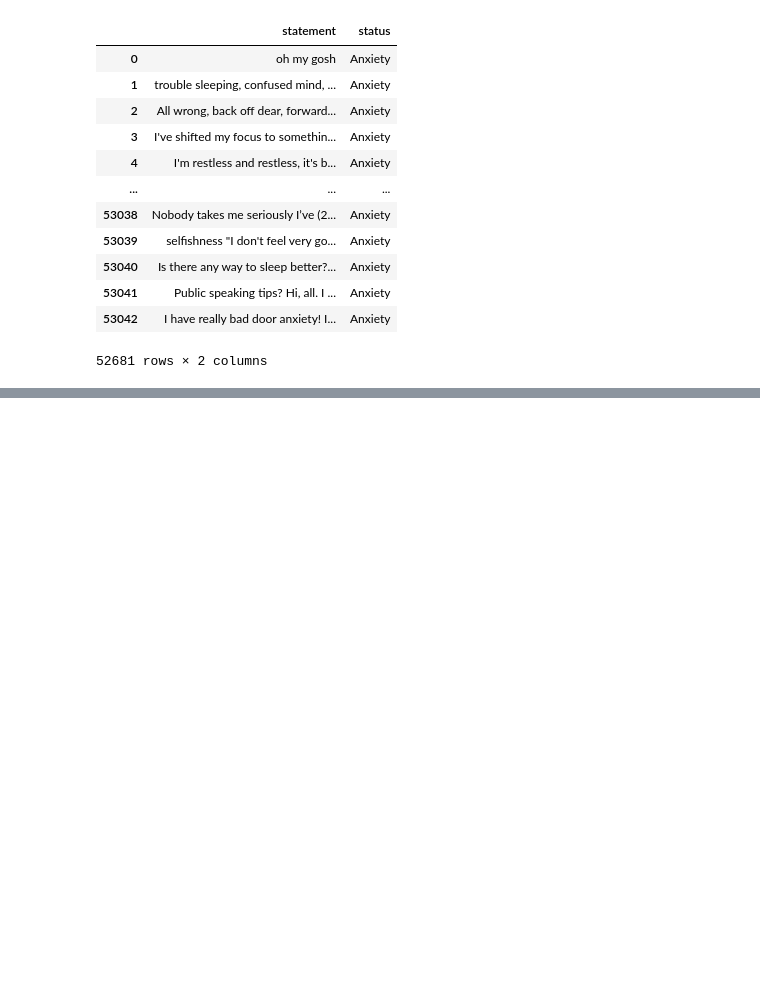
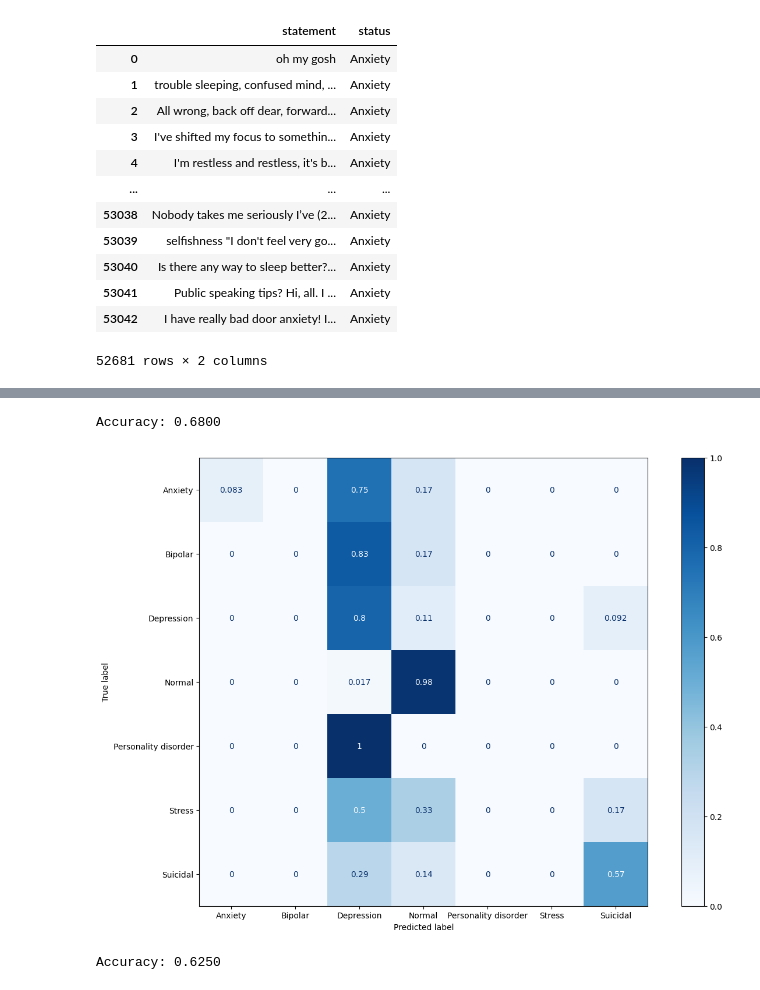
Before and after one commit to leoscarlato/aps-nlp, a Jupyter notebook: main.ipynb, the cells around one changed output, grey strips where cells are left out. Drawn from its saved outputs; the diff is of its cells as text; code cells hidden in the pictures; blank space fills up the shorter version.

Commit message:
feat: iniciando análise de performances dos modelos

```diff
--- a/main.ipynb
+++ b/main.ipynb
@@ -38,0 +61,3 @@ None of PyTorch, TensorFlow >= 2.0, or Flax have been found. Models won't be ava
+# %%
+df_1000 = df.sample(1000, random_state=42)
+df_1000['status'].value_counts()
@@ -38,0 +74,28 @@ None of PyTorch, TensorFlow >= 2.0, or Flax have been found. Models won't be ava
+# %%
+X_train, X_test, y_train, y_test = train_test_split(df_1000['statement'], df_1000['status'], test_size=0.2, random_state=42)
+# %%
+model_1000 = Pipeline([
+    ('tfidf', TfidfVectorizer()),
+    ('logreg', LogisticRegression(max_iter=1000))
+])
+
+model_1000.fit(X_train, y_train)
+y_pred = model_1000.predict(X_test)
+acc_bow_1000 = accuracy_score(y_test, y_pred)
+print(f'Accuracy: {acc_bow_1000:.4f}')
+# %% [output]
+Accuracy: 0.6800
+# %%
+from sklearn.metrics import confusion_matrix, ConfusionMatrixDisplay
+import matplotlib.pyplot as plt
+
+c = confusion_matrix(y_test, y_pred, normalize='true')
+
+fig, ax = plt.subplots(figsize=(15,10))
+
+disp = ConfusionMatrixDisplay(c, display_labels=model_1000.classes_)
+disp.plot(ax=ax, cmap='Blues')
+
+plt.show()
+# %% [output]
+[figure, added]
@@ -38,0 +121,9 @@ None of PyTorch, TensorFlow >= 2.0, or Flax have been found. Models won't be ava
+# %%
+X_train, X_test, y_train, y_test = train_test_split(embeddings, df_1000['status'], test_size=0.2, random_state=42)
+clf_bert = LogisticRegression(max_iter=1000)
+clf_bert.fit(X_train, y_train)
+y_pred = clf_bert.predict(X_test)
+acc_bert_1000 = accuracy_score(y_test, y_pred)
+print(f'Accuracy: {acc_bert_1000:.4f}')
+# %% [output]
+Accuracy: 0.6250
```
Also changed, not shown: parts of 21 cells of this notebook.
